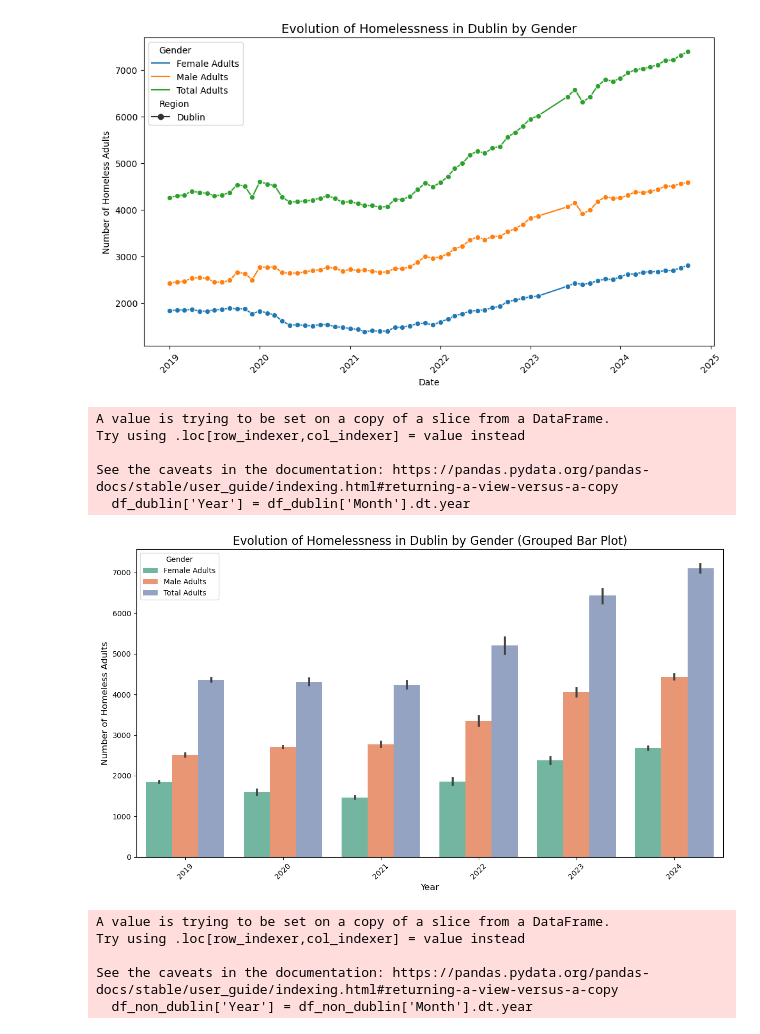
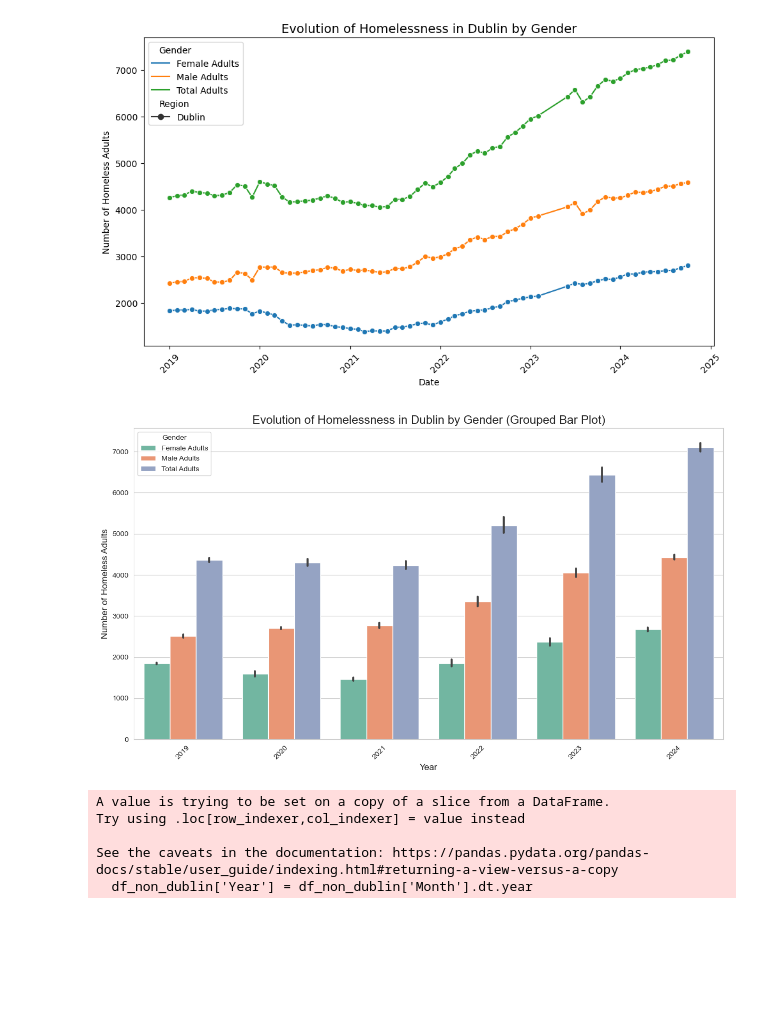
Before and after one commit to RobAstur/Programming-for-data-analytics, a Jupyter notebook: Project/project_version2.ipynb, the cells around one changed output. Drawn from its saved outputs; the diff is of its cells as text; code cells hidden in the pictures; blank space fills up the shorter version.

Commit message:
Working in read me and fixing SettingWithCopyWarnin error

```diff
--- a/Project/project_version2.ipynb
+++ b/Project/project_version2.ipynb
@@ -308,37 +308,33 @@ plt.show()
 # %% [output]
 [figure]
 # %%
-df_dublin = total_2019_2024[total_2019_2024['Region'] == 'Dublin']
+#Reference 10. to work with a copy and not slice and prevent SettingWithCopyWarning
+df_dublin = total_2019_2024[total_2019_2024['Region'] == 'Dublin'].copy()
 
 
 # Extract year from 'Month' column
 df_dublin['Year'] = df_dublin['Month'].dt.year
 
 # Melt the data to long format
 df_melted_dublin = pd.melt(df_dublin, id_vars=['Year', 'Region'],
                            value_vars=['Female Adults', 'Male Adults', 'Total Adults'],
                            var_name='Gender', value_name='Homelessness Count')
 
 # Create the grouped bar plot
 plt.figure(figsize=(12, 7))
 sns.barplot(data=df_melted_dublin, x='Year', y='Homelessness Count', hue='Gender', palette="Set2")
 
 # Customizing the plot
 plt.title('Evolution of Homelessness in Dublin by Gender (Grouped Bar Plot)', fontsize=16)
 plt.xlabel('Year', fontsize=12)
 plt.ylabel('Number of Homeless Adults', fontsize=12)
 plt.xticks(rotation=45)
 plt.tight_layout()
 
 # Show plot
 plt.show()
 # %% [output]
-A value is trying to be set on a copy of a slice from a DataFrame.
-Try using .loc[row_indexer,col_indexer] = value instead
-
-See the caveats in the documentation: https://pandas.pydata.org/pandas-docs/stable/user_guide/indexing.html#returning-a-view-versus-a-copy
-  df_dublin['Year'] = df_dublin['Month'].dt.year
-[figure, old version]
+[figure, new version]
 # %%
 # Filter data to exclude Dublin
 df_non_dublin = total_2019_2024[total_2019_2024['Region'] != 'Dublin']
```
Also changed, not shown: parts of 5 cells of this notebook, 1 other file.
